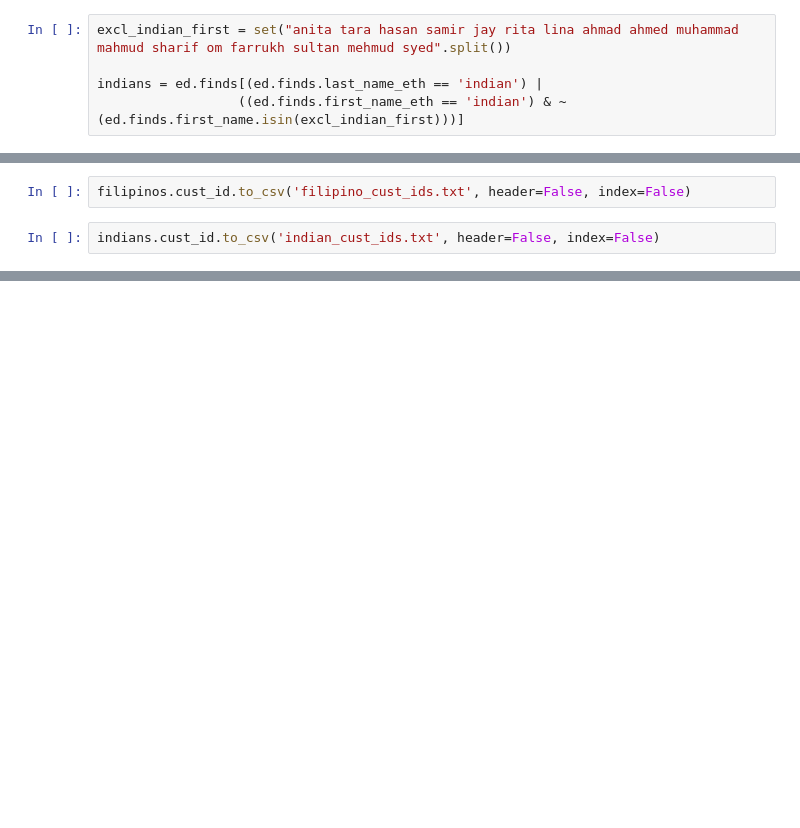
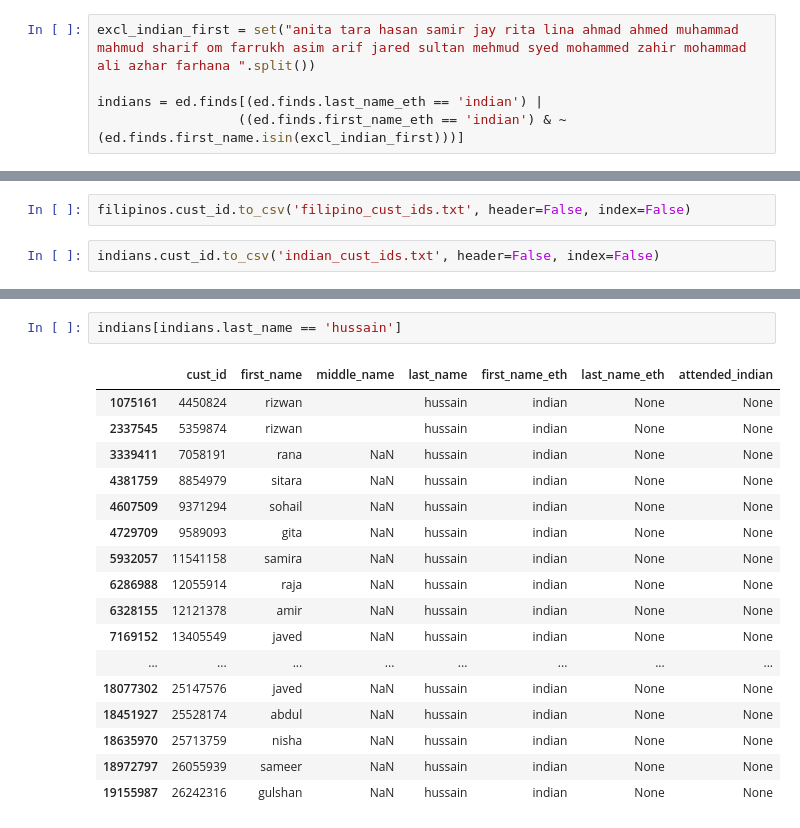
Before and after one commit to eeghor/ethnicity_detector, a Jupyter notebook: indian-filipino-detector.ipynb, the cells around one changed output, grey strips where cells are left out. Drawn from its saved outputs; the diff is of its cells as text; blank space fills up the shorter version.

```diff
--- a/indian-filipino-detector.ipynb
+++ b/indian-filipino-detector.ipynb
@@ -187,7 +188,7 @@ print(filipinos.head())
 78305            None
 91881            None
 # %%
-excl_indian_first = set("anita tara hasan samir jay rita lina ahmad ahmed muhammad mahmud sharif om farrukh sultan mehmud syed".split())
+excl_indian_first = set("anita tara hasan samir jay rita lina ahmad ahmed muhammad mahmud sharif om farrukh asim arif jared sultan mehmud syed mohammed zahir mohammad ali azhar farhana ".split())
 
 indians = ed.finds[(ed.finds.last_name_eth == 'indian') |
                   ((ed.finds.first_name_eth == 'indian') & ~(ed.finds.first_name.isin(excl_indian_first)))]
@@ -205,0 +247,20 @@ indians.cust_id.to_csv('indian_cust_ids.txt', header=False, index=False)
+# %%
+indians[indians.last_name == 'hussain']
+# %% [output]
+|  | cust_id | first_name | middle_name | last_name | first_name_eth | last_name_eth | attended_indian |
+| 1075161 | 4450824 | rizwan |  | hussain | indian | None | None |
+| 2337545 | 5359874 | rizwan |  | hussain | indian | None | None |
+| 3339411 | 7058191 | rana | NaN | hussain | indian | None | None |
+| 4381759 | 8854979 | sitara | NaN | hussain | indian | None | None |
+| 4607509 | 9371294 | sohail | NaN | hussain | indian | None | None |
+| 4729709 | 9589093 | gita | NaN | hussain | indian | None | None |
+| 5932057 | 11541158 | samira | NaN | hussain | indian | None | None |
+| 6286988 | 12055914 | raja | NaN | hussain | indian | None | None |
+| 6328155 | 12121378 | amir | NaN | hussain | indian | None | None |
+| 7169152 | 13405549 | javed | NaN | hussain | indian | None | None |
+| ... | ... | ... | ... | ... | ... | ... | ... |
+| 18077302 | 25147576 | javed | NaN | hussain | indian | None | None |
+| 18451927 | 25528174 | abdul | NaN | hussain | indian | None | None |
+| 18635970 | 25713759 | nisha | NaN | hussain | indian | None | None |
+| 18972797 | 26055939 | sameer | NaN | hussain | indian | None | None |
+| 19155987 | 26242316 | gulshan | NaN | hussain | indian | None | None |
```
Also changed, not shown: parts of 10 cells of this notebook.
